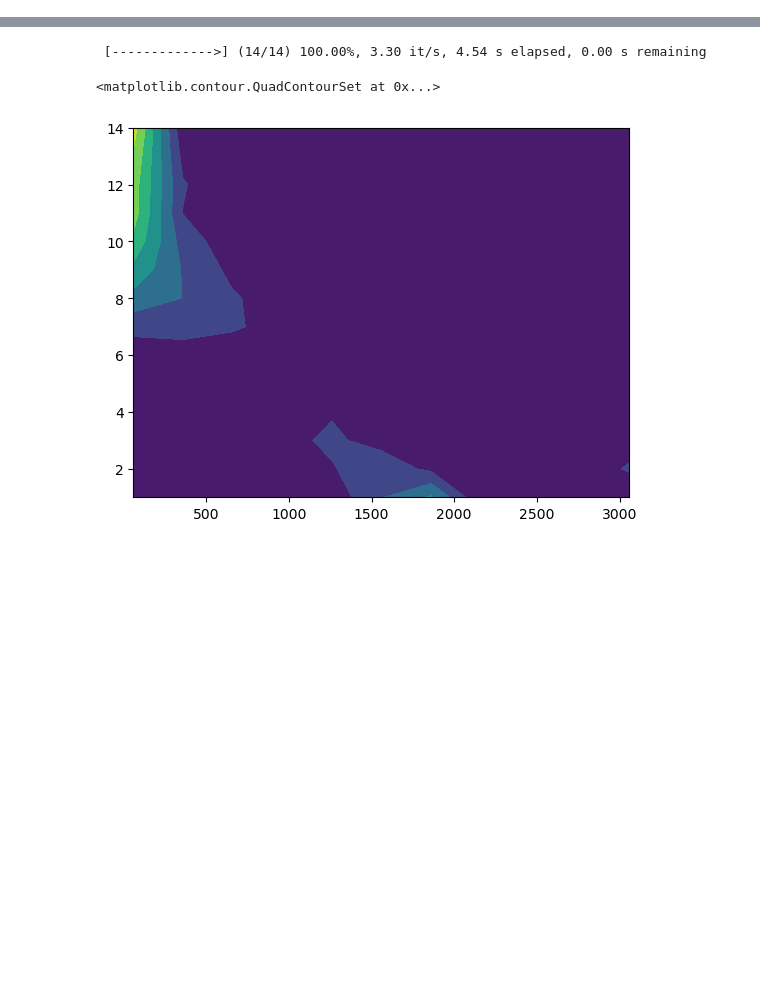
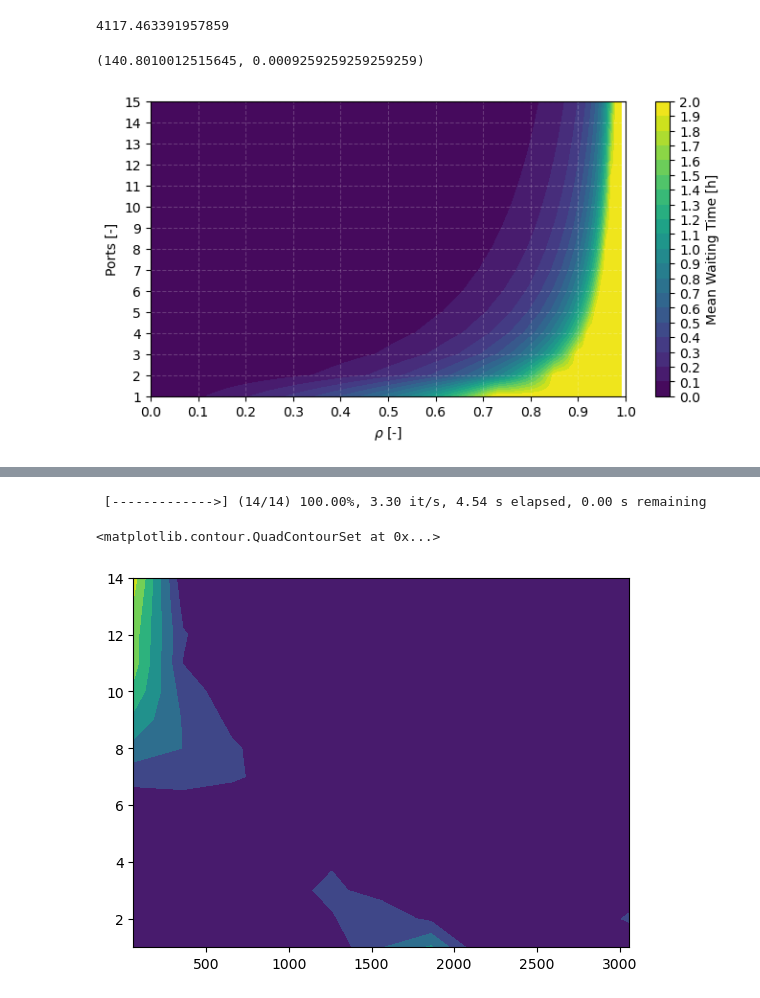
Before and after one commit to airabino/supply_sensitive_router, a Jupyter notebook: Simulated_Queuing.ipynb, the cells around one changed output, grey strips where cells are left out. Cells and saved outputs as stored; diff of their text form; code cells hidden in the pictures; blank space fills up the shorter version.

```diff
--- a/Simulated_Queuing.ipynb
+++ b/Simulated_Queuing.ipynb
@@ -17,3 +18,81 @@ from pprint import pprint
 
 import src
 from src.reload import deep_reload
+# %%
+deep_reload(src)
+
+arrival_rate = 1 / (10 * 60)
+service_rate = 1 / (45 * 60)
+servicers = 5
+
+waiting_time = src.queuing.mmc_queue(arrival_rate, service_rate, servicers)
+waiting_time
+# %% [output]
+4117.463391957859
+# %%
+deep_reload(src)
+
+rho = .5
+service_rate = 1 / (45 * 60)
+servicers = 5
+
+arrival_rate = rho * servicers * service_rate
+
+waiting_time = src.queuing.mmc_queue(arrival_rate, service_rate, servicers)
+waiting_time, arrival_rate
+# %% [output]
+(140.8010012515645, 0.0009259259259259259)
+# %%
+deep_reload(src)
+
+servicers = list(range(1, 16))
+rho = np.linspace(0, .99, 100)
+service_rate = 1 / (45 * 60)
+max_time = 2 * 3600
+
+waiting_time = np.zeros((len(servicers), len(rho)))
+
+for idx_0 in range(len(servicers)):
+    for idx_1 in range(len(rho)):
+
+        arrival_rate = rho[idx_1] * servicers[idx_0] * service_rate
+
+        waiting_time[idx_0, idx_1] = src.queuing.mmc_queue(
+            arrival_rate, service_rate, servicers[idx_0], max_time = max_time
+        )
+# %%
+xg, yg = np.meshgrid(rho, servicers, indexing = 'ij')
+
+fig, ax = plt.subplots(1, 1, figsize = (8, 4))
+
+c = ax.contourf(
+    xg, yg, waiting_time.T / 3600,
+    levels = np.linspace(0, 2, 21)
+)
+
+plt.colorbar(
+    ax = ax, mappable = c,
+    ticks = np.linspace(0, 2, 21),
+    label = 'Mean Waiting Time [h]',
+    # extend = 'max',
+    # extendfrac = .5,
+)
+
+kw = {
+    'xticks': np.linspace(0, 1, 11),
+    'yticks': servicers,
+    'xlabel': r'$\rho$ [-]',
+    'ylabel': 'Ports [-]',
+}
+
+_ = ax.set(**kw)
+
+kw = {
+    'ls': 'dashed',
+    'color': 'w',
+    'alpha': .2,
+}
+
+_ = ax.grid(**kw)
+# %% [output]
+[figure, added]
```
Also changed, not shown: parts of 13 cells of this notebook, 6 other files.
